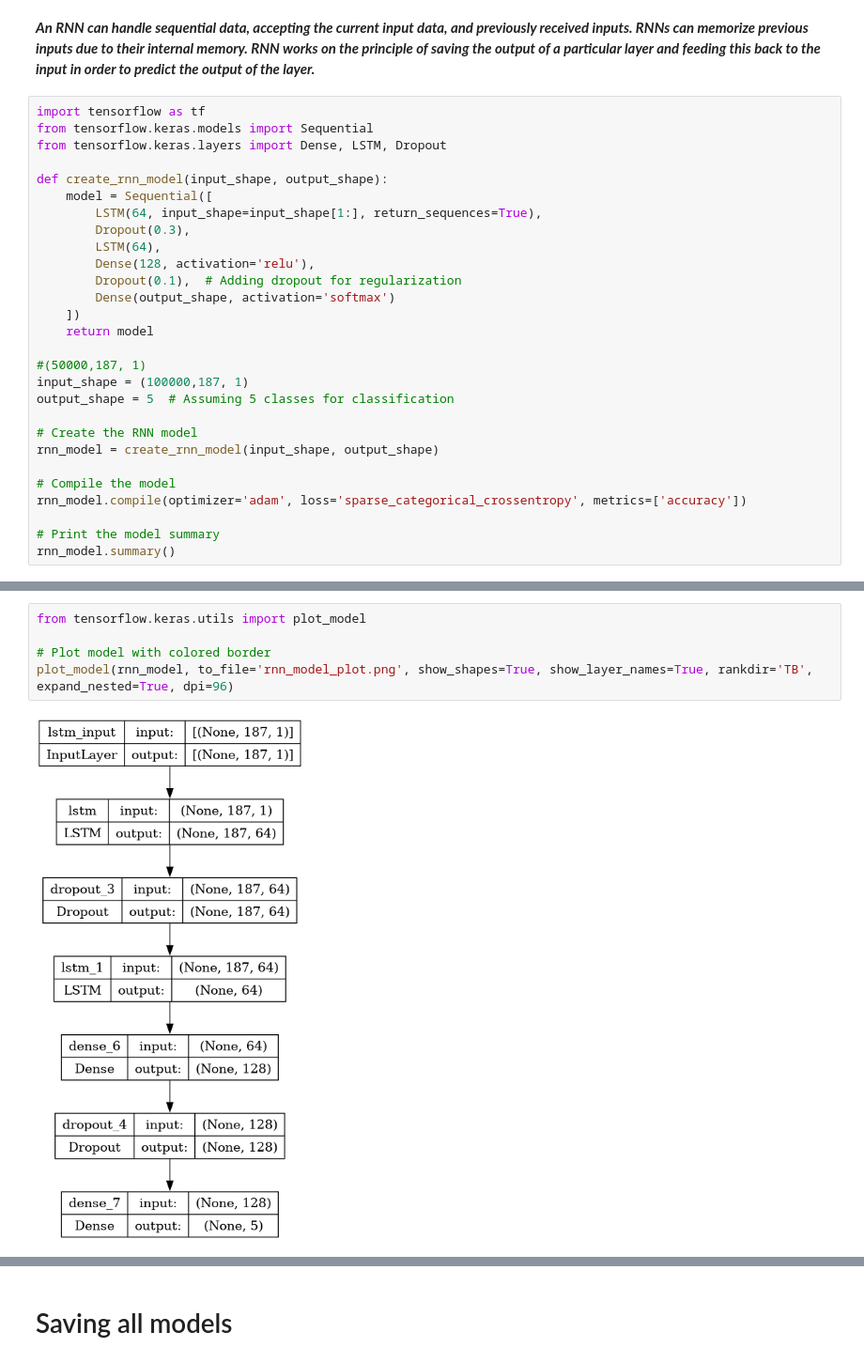
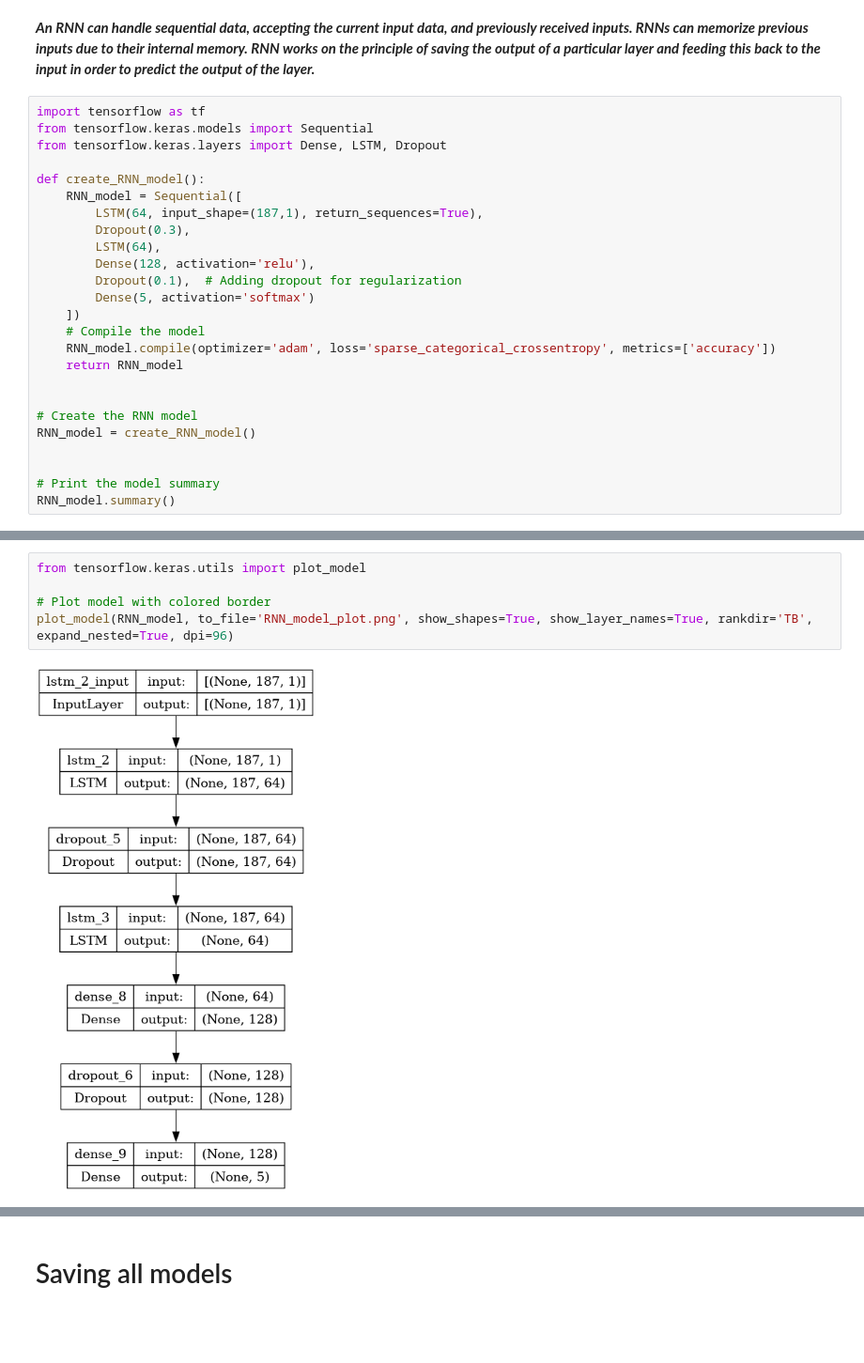
Before and after one commit to I-Ismail/My-Projects, a Jupyter notebook: ecg-machine-and-deep-learning-models.ipynb, the cells around one changed output, grey strips where cells are left out. Shown at 94% size. Cells and saved outputs as stored; diff of their text form; blank space fills up the shorter version.

Commit message:
Kaggle Notebook | ECG - Machine and Deep Learning Models  | Version 8

```diff
--- a/ecg-machine-and-deep-learning-models.ipynb
+++ b/ecg-machine-and-deep-learning-models.ipynb
@@ -1107,27 +1128,24 @@ import tensorflow as tf
 from tensorflow.keras.models import Sequential
 from tensorflow.keras.layers import Dense, LSTM, Dropout
 
-def create_rnn_model(input_shape, output_shape):
-    model = Sequential([
-        LSTM(64, input_shape=input_shape[1:], return_sequences=True),
+def create_RNN_model():
+    RNN_model = Sequential([
+        LSTM(64, input_shape=(187,1), return_sequences=True),
         Dropout(0.3),
         LSTM(64),
         Dense(128, activation='relu'),
         Dropout(0.1),  # Adding dropout for regularization
-        Dense(output_shape, activation='softmax')
+        Dense(5, activation='softmax')
     ])
-    return model
+    # Compile the model
+    RNN_model.compile(optimizer='adam', loss='sparse_categorical_crossentropy', metrics=['accuracy'])
+    return RNN_model
 
-#(50000,187, 1)
-input_shape = (100000,187, 1)
-output_shape = 5  # Assuming 5 classes for classification
 
 # Create the RNN model
-rnn_model = create_rnn_model(input_shape, output_shape)
+RNN_model = create_RNN_model()
 
-# Compile the model
-rnn_model.compile(optimizer='adam', loss='sparse_categorical_crossentropy', metrics=['accuracy'])
 
 # Print the model summary
-rnn_model.summary()
+RNN_model.summary()
 # %% [output]
@@ -1151,7 +1169,7 @@ _________________________________________________________________
 # %%
 from tensorflow.keras.utils import plot_model
 
 # Plot model with colored border
-plot_model(rnn_model, to_file='rnn_model_plot.png', show_shapes=True, show_layer_names=True, rankdir='TB', expand_nested=True, dpi=96)
+plot_model(RNN_model, to_file='RNN_model_plot.png', show_shapes=True, show_layer_names=True, rankdir='TB', expand_nested=True, dpi=96)
 # %% [output]
-[figure, old version]
+[figure, new version]
```
Also changed, not shown: parts of 27 cells of this notebook.
